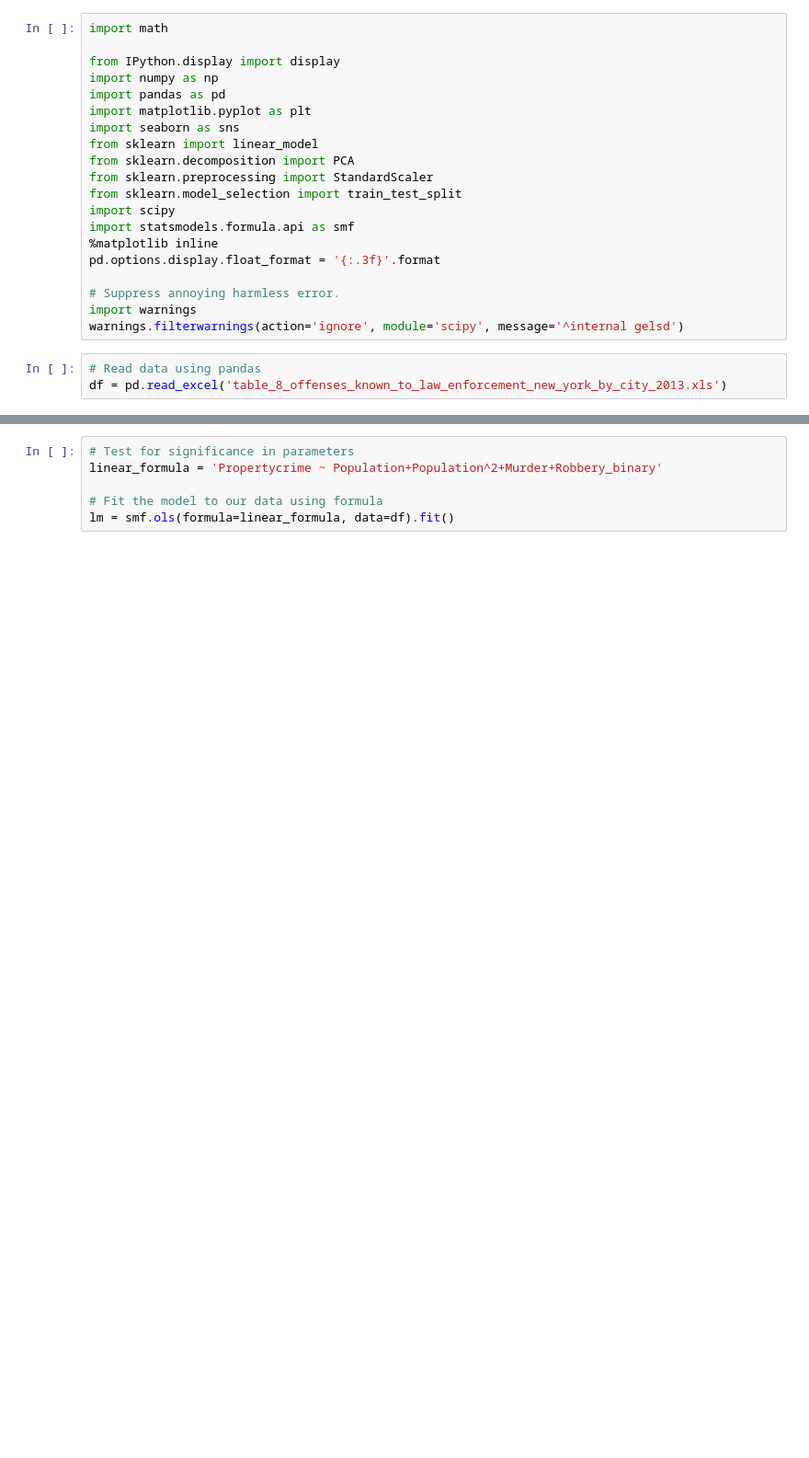
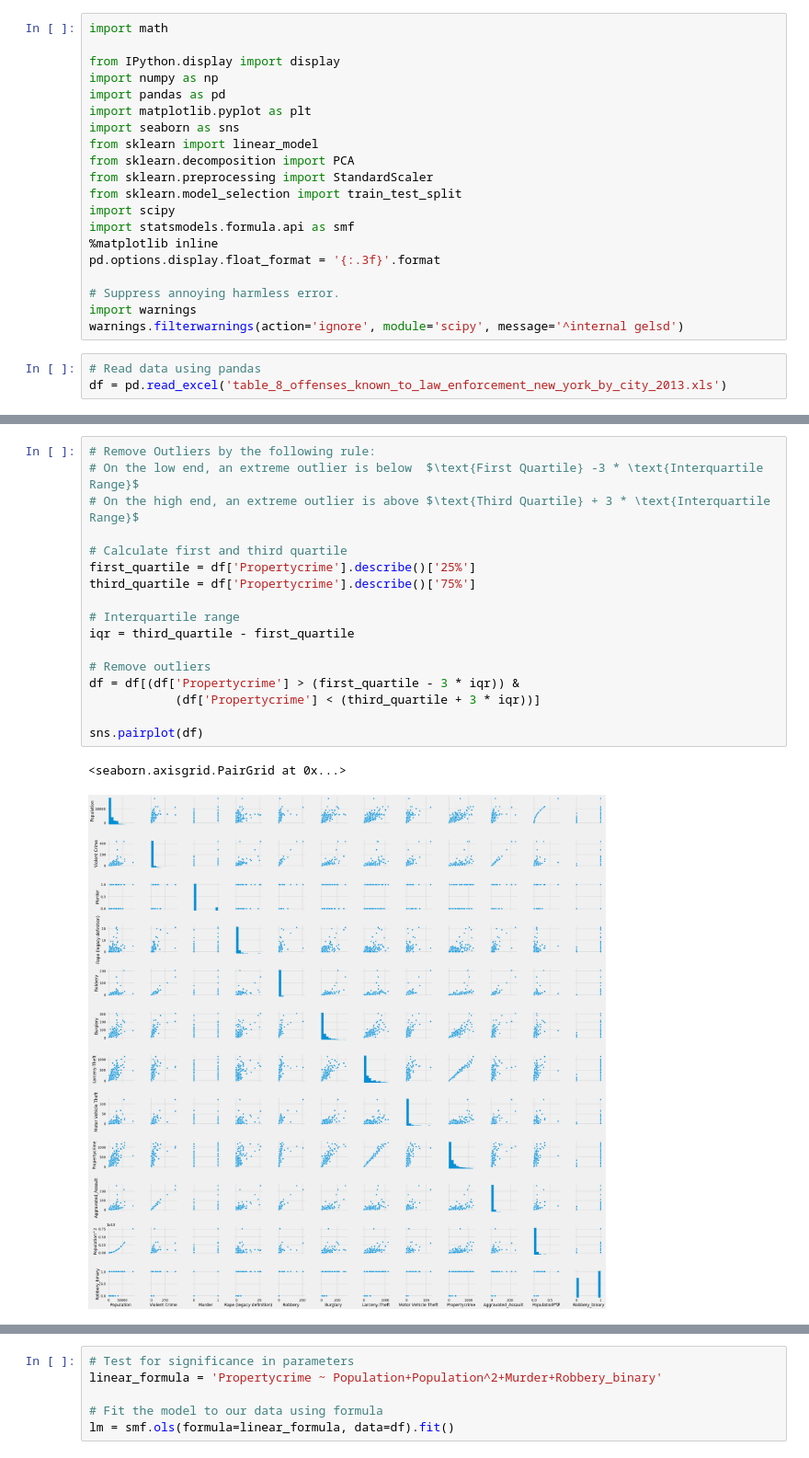
Before and after one commit to ayan1995/Thinkful, a Jupyter notebook: Bootcamp/Unit 2 Supervised Learning/Lesson 4 Linear Regression/Multivariable Regression Model.ipynb, the cells around one changed output, grey strips where cells are left out. Shown at 92% size. Cells and saved outputs as stored; diff of their text form; blank space fills up the shorter version.

```diff
--- a/Bootcamp/Unit 2 Supervised Learning/Lesson 4 Linear Regression/Multivariable Regression Model.ipynb
+++ b/Bootcamp/Unit 2 Supervised Learning/Lesson 4 Linear Regression/Multivariable Regression Model.ipynb
@@ -33 +124,21 @@ df.head()
+# %%
+# Remove Outliers by the following rule:
+# On the low end, an extreme outlier is below  $\text{First Quartile} -3 * \text{Interquartile Range}$
+# On the high end, an extreme outlier is above $\text{Third Quartile} + 3 * \text{Interquartile Range}$
+
+# Calculate first and third quartile
+first_quartile = df['Propertycrime'].describe()['25%']
+third_quartile = df['Propertycrime'].describe()['75%']
+
+# Interquartile range
+iqr = third_quartile - first_quartile
+
+# Remove outliers
+df = df[(df['Propertycrime'] > (first_quartile - 3 * iqr)) &
+            (df['Propertycrime'] < (third_quartile + 3 * iqr))]
+
+sns.pairplot(df)
+# %% [output]
+<seaborn.axisgrid.PairGrid at 0x...>
+[figure, added]
 # %%
```
Also changed, not shown: parts of 15 cells of this notebook.
